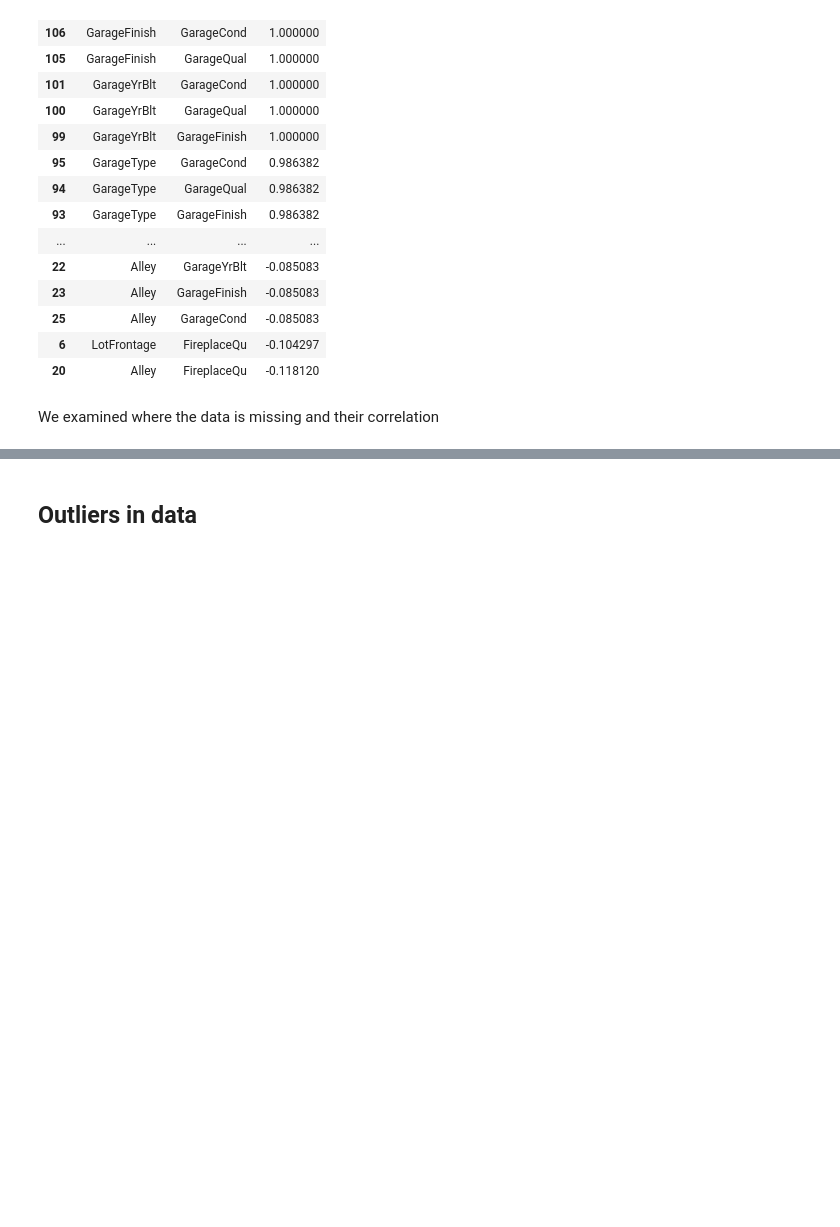
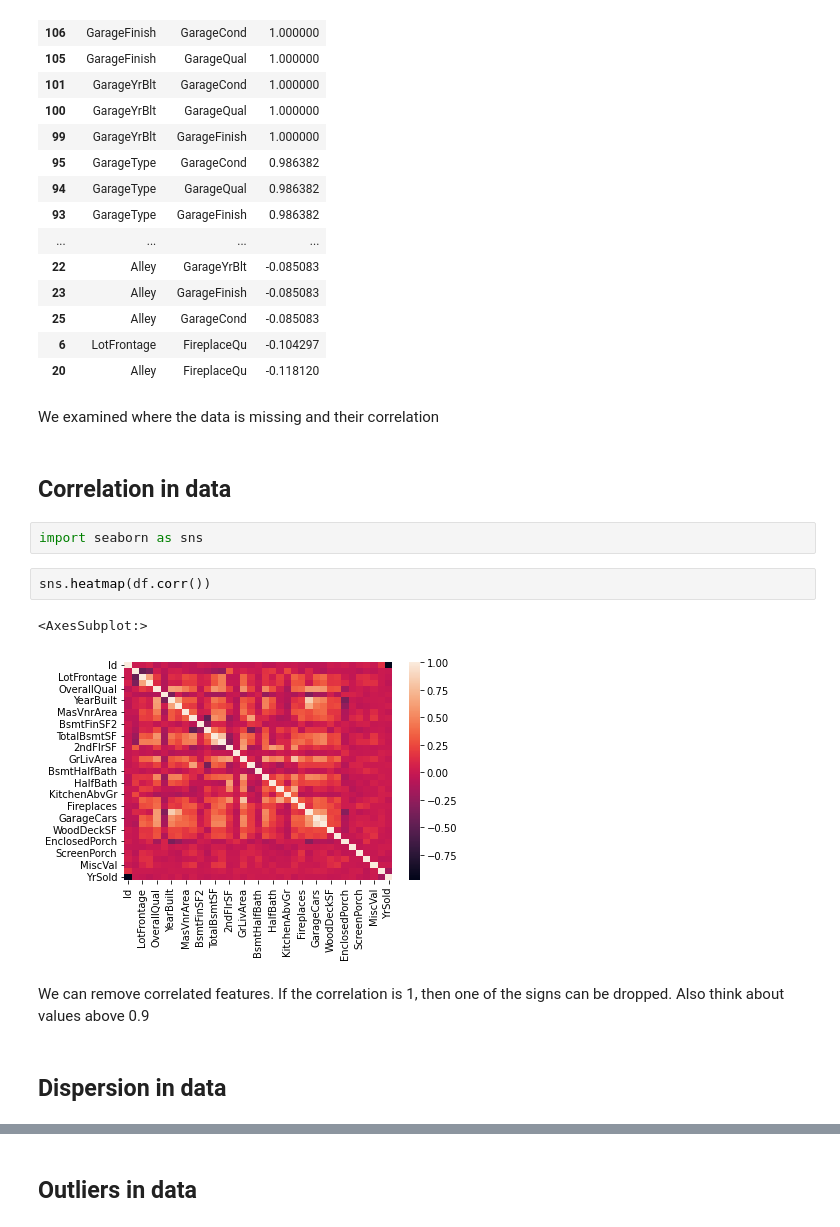
Before and after one commit to michailow/housing-data-quality-analysis, a Jupyter notebook: notebook/data analysis.ipynb, the cells around one changed output, grey strips where cells are left out. Cells and saved outputs as stored; diff of their text form; blank space fills up the shorter version.

```diff
--- a/notebook/data analysis.ipynb
+++ b/notebook/data analysis.ipynb
@@ -172,3 +270,16 @@ getCorrelationMissing(df, 30).sort_values(['correlation'], ascending=False)
 | 20 | Alley | FireplaceQu | -0.118120 |
 # %% [markdown]
 We examined where the data is missing and their correlation
+# %% [markdown]
+## Correlation in data
+# %%
+import seaborn as sns
+# %%
+sns.heatmap(df.corr())
+# %% [output]
+<AxesSubplot:>
+[figure, added]
+# %% [markdown]
+We can remove correlated features. If the correlation is 1, then one of the signs can be dropped. Also think about values above 0.9
+# %% [markdown]
+## Dispersion in data
```
Also changed, not shown: parts of 31 cells of this notebook.
